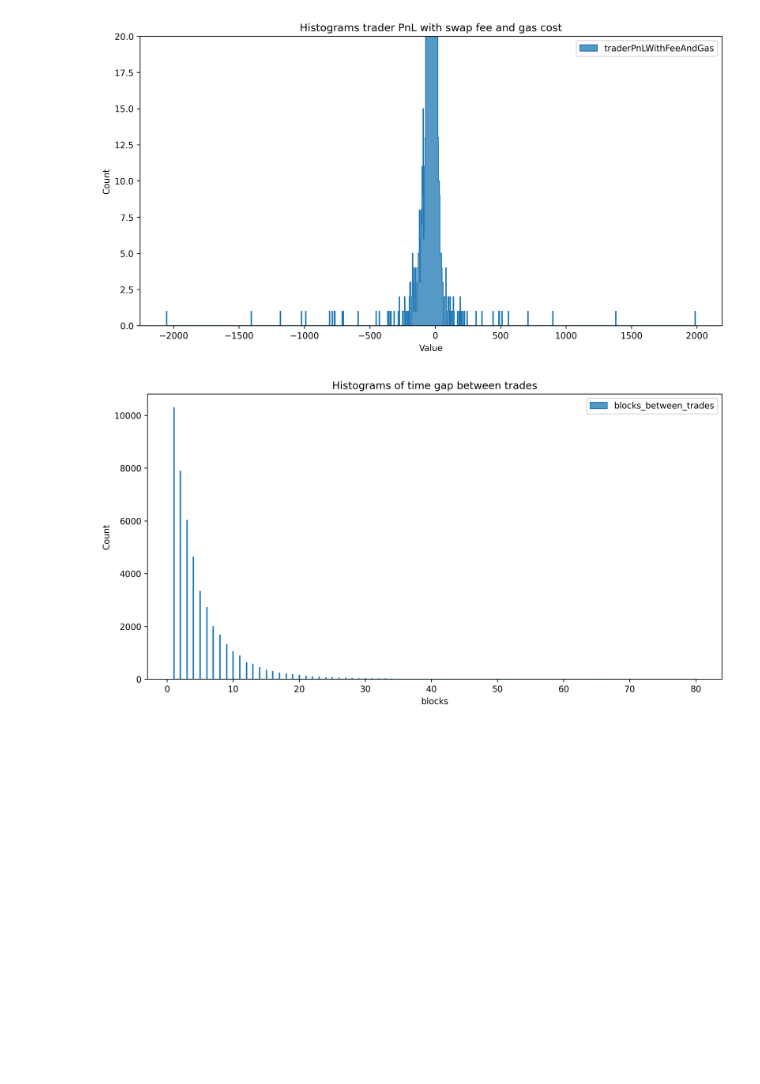
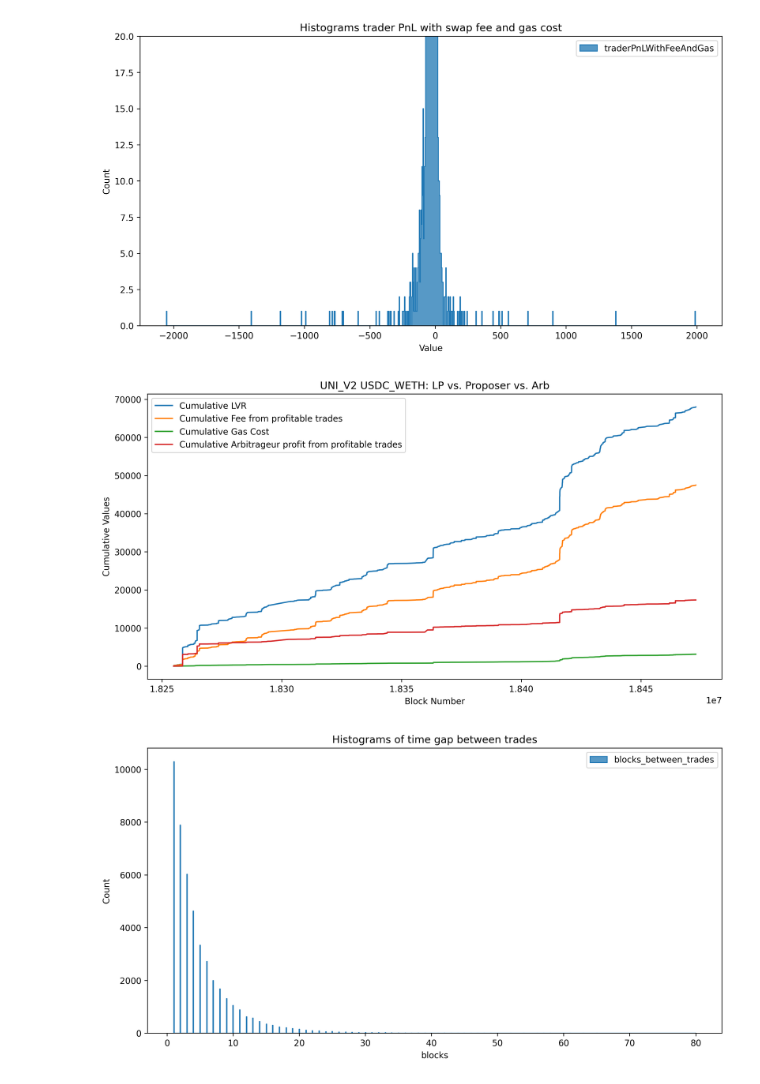
Before and after one commit to kosunghun317/orakle_amm, a Jupyter notebook: reproduce_MMRZ.ipynb, the cells around one changed output. Cells and saved outputs as stored; diff of their text form; code cells hidden in the pictures; blank space fills up the shorter version.

```diff
--- a/reproduce_MMRZ.ipynb
+++ b/reproduce_MMRZ.ipynb
@@ -210,6 +210,49 @@ plt.legend()
 plt.show()
 # %% [output]
 [figure]
+# %%
+"""
+Accumulated LVR Distribution: between LP, Block Proposer, and Arbitrageur
+"""
+profitable_trades = df[df["traderPnLWithFeeAndGas"] > 0]
+
+
+plt.figure(figsize=(12, 6), dpi=300)
+
+plt.plot(
+    profitable_trades["blockNumber"],
+    profitable_trades["LVR"].cumsum(),
+    label="Cumulative LVR",
+)
+plt.plot(
+    profitable_trades["blockNumber"],
+    profitable_trades["feeEarned"].cumsum(),
+    label="Cumulative Fee from profitable trades",
+)
+plt.plot(
+    profitable_trades["blockNumber"],
+    (
+        profitable_trades["price"]
+        * 140000
+        * profitable_trades["baseFeePerGas"]
+        / 10**18
+    ).cumsum(),
+    label="Cumulative Gas Cost",
+)
+plt.plot(
+    profitable_trades["blockNumber"],
+    profitable_trades["traderPnLWithFeeAndGas"].cumsum(),
+    label="Cumulative Arbitrageur profit from profitable trades",
+)
+
+plt.xlabel("Block Number")
+plt.ylabel("Cumulative Values")
+plt.title(f"{DEX} {PAIR}: LP vs. Proposer vs. Arb")
+plt.legend()
+
+plt.show()
+# %% [output]
+[figure, added]
 # %%
 """
 Arrival rates of swaps
```
Also changed, not shown: parts of 1 cell of this notebook.
